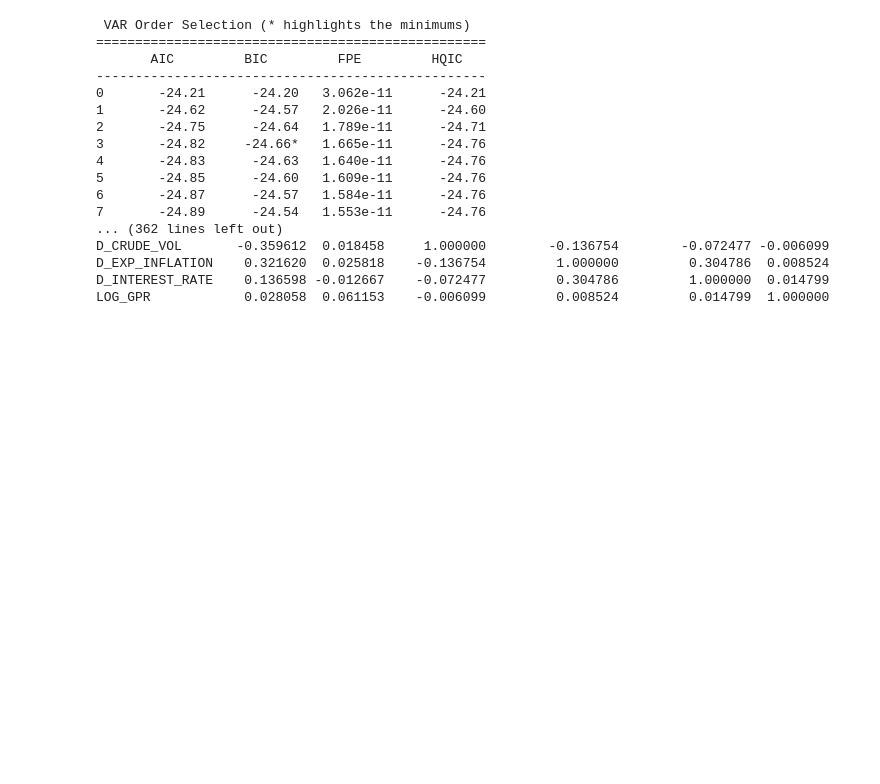
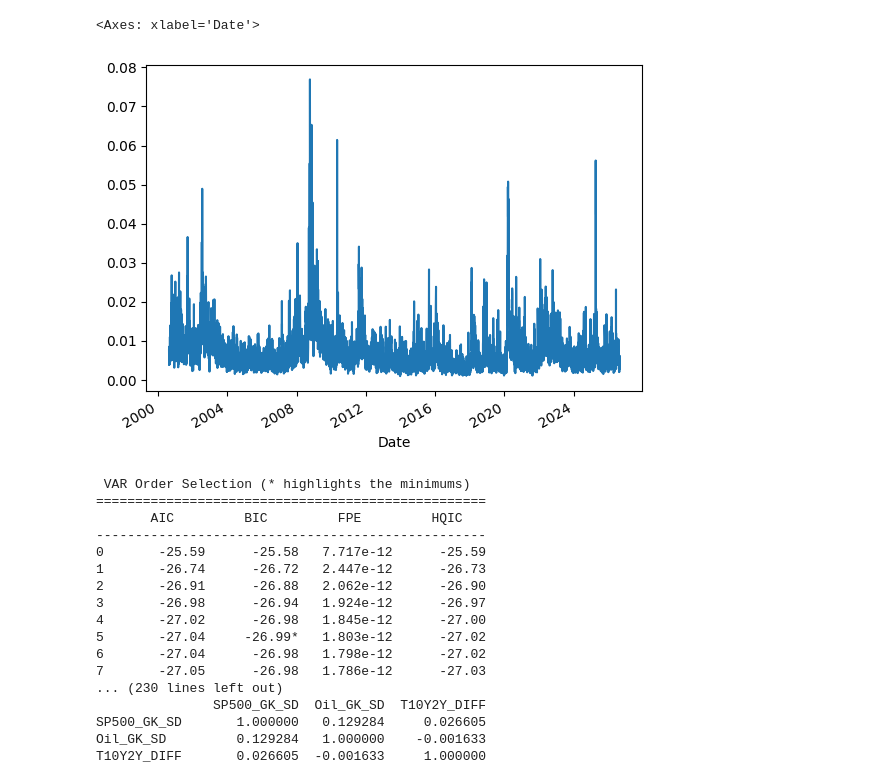
Before and after one commit to Deangr-econ/Quant_methods_project, a Jupyter notebook: VAR_GPRD_OIL_GAS.ipynb, the cells around one changed output. Cells and saved outputs as stored; diff of their text form; code cells hidden in the pictures; blank space fills up the shorter version.

```diff
--- a/VAR_GPRD_OIL_GAS.ipynb
+++ b/VAR_GPRD_OIL_GAS.ipynb
@@ -136,26 +141,31 @@ stationarity_results
+# %%
+data['SP500_GK_SD'].plot()
+# %% [output]
+<Axes: xlabel='Date'>
+[figure, added]
 # %%
 #4. Model Selection
 
 #  Clip extreme outliers in EXP_INFLATION to +/- 4 standard deviations
 # There were extreme 47 std outliers in the expected inflation data
 
-lower_bound = var_df['D_EXP_INFLATION'].quantile(0.001)
-upper_bound = var_df['D_EXP_INFLATION'].quantile(0.999)
+# lower_bound = data['D_EXP_INFLATION'].quantile(0.001)
+# upper_bound = data['D_EXP_INFLATION'].quantile(0.999)
 
-var_df_clean = var_df.copy()
-var_df_clean['D_EXP_INFLATION'] = var_df_clean['D_EXP_INFLATION'].clip(lower=lower_bound, upper=upper_bound)
+# data_clean = data.copy()
+# data_clean['D_EXP_INFLATION'] = data_clean['D_EXP_INFLATION'].clip(lower=lower_bound, upper=upper_bound)
 
 # Refit standard model
-model = VAR(var_df_clean)
+model = VAR(data)
 
-# model = VAR(endog=var_df)
+# model = VAR(endog=data)
 # Evaluate lags 1 through 15
 lag_order = model.select_order(maxlags=20)
 print(lag_order.summary())
 
 # Choose lag by AIC (more flexible) or BIC (more parsimonious)
-optimal_lag = lag_order.hqic
-print(f"Optimal lag according to hqic: {optimal_lag}")
+optimal_lag = lag_order.aic
+print(f"Optimal lag according to aic: {optimal_lag}")
 
 # Fit the VAR model with the selected lag
 results = model.fit(optimal_lag)
@@ -180,16 +190,16 @@ print(results.summary())
 ==================================================
        AIC         BIC         FPE         HQIC
 --------------------------------------------------
-0       -24.21      -24.20   3.062e-11      -24.21
-1       -24.62      -24.57   2.026e-11      -24.60
-2       -24.75      -24.64   1.789e-11      -24.71
-3       -24.82     -24.66*   1.665e-11      -24.76
-4       -24.83      -24.63   1.640e-11      -24.76
-5       -24.85      -24.60   1.609e-11      -24.76
-6       -24.87      -24.57   1.584e-11      -24.76
-7       -24.89      -24.54   1.553e-11      -24.76
-... (362 lines left out)
-D_CRUDE_VOL       -0.359612  0.018458     1.000000        -0.136754        -0.072477 -0.006099
-D_EXP_INFLATION    0.321620  0.025818    -0.136754         1.000000         0.304786  0.008524
-D_INTEREST_RATE    0.136598 -0.012667    -0.072477         0.304786         1.000000  0.014799
-LOG_GPR            0.028058  0.061153    -0.006099         0.008524         0.014799  1.000000
+0       -25.59      -25.58   7.717e-12      -25.59
+1       -26.74      -26.72   2.447e-12      -26.73
+2       -26.91      -26.88   2.062e-12      -26.90
+3       -26.98      -26.94   1.924e-12      -26.97
+4       -27.02      -26.98   1.845e-12      -27.00
+5       -27.04     -26.99*   1.803e-12      -27.02
+6       -27.04      -26.98   1.798e-12      -27.02
+7       -27.05      -26.98   1.786e-12      -27.03
+... (230 lines left out)
+               SP500_GK_SD  Oil_GK_SD  T10Y2Y_DIFF
+SP500_GK_SD       1.000000   0.129284     0.026605
+Oil_GK_SD         0.129284   1.000000    -0.001633
+T10Y2Y_DIFF       0.026605  -0.001633     1.000000
```
Also changed, not shown: parts of 20 cells of this notebook.
